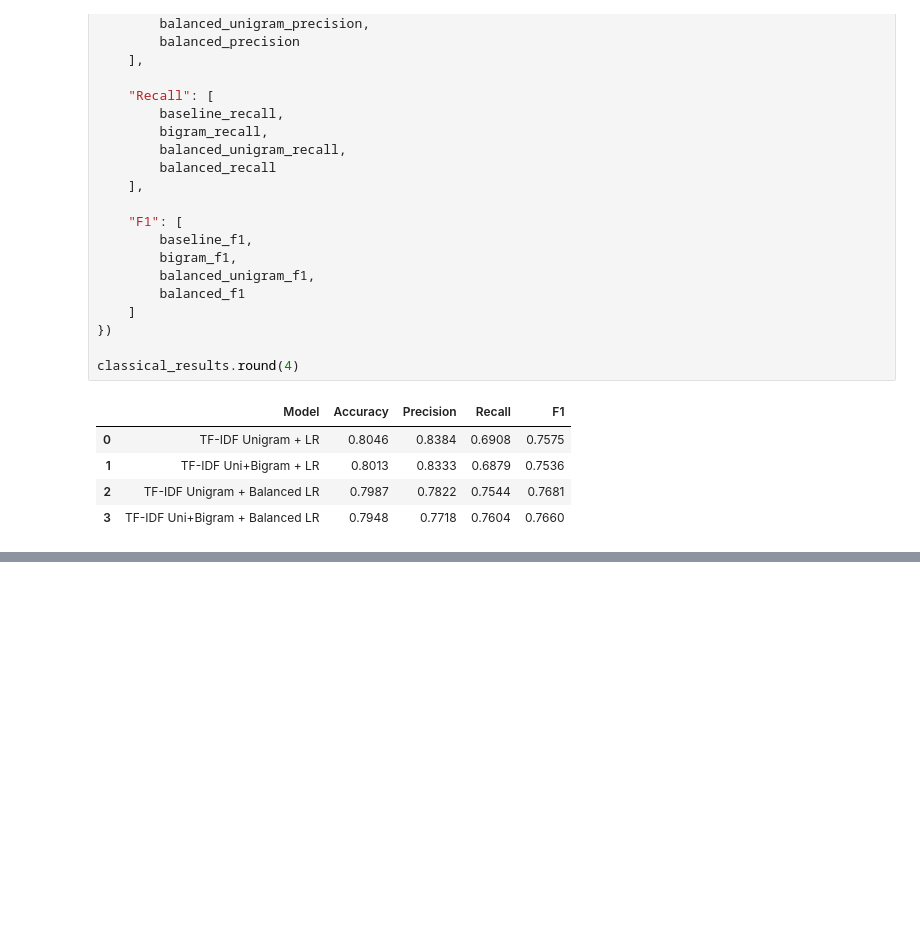
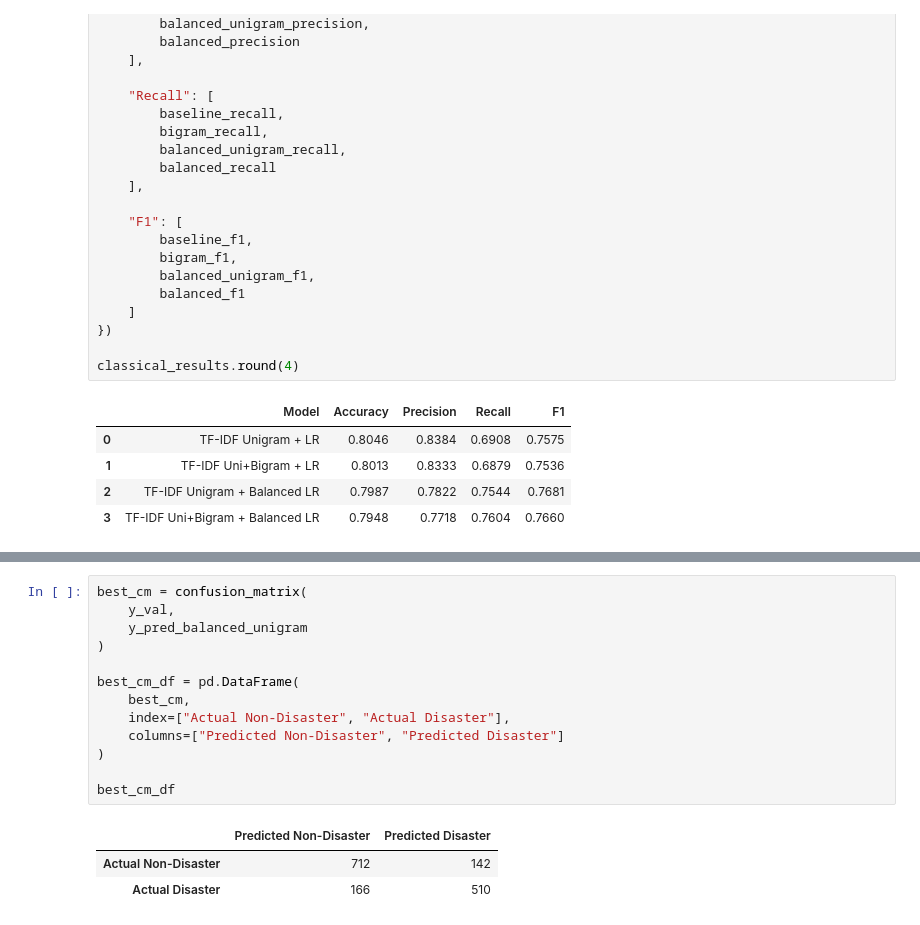
Before and after one commit to Kaviya-Balamurugan/disaster-tweets-nlp, a Jupyter notebook: notebooks/disaster_tweets_analysis.ipynb, the cells around one changed output, grey strips where cells are left out. Cells and saved outputs as stored; diff of their text form; blank space fills up the shorter version.

```diff
--- a/notebooks/disaster_tweets_analysis.ipynb
+++ b/notebooks/disaster_tweets_analysis.ipynb
@@ -629,0 +704,17 @@ classical_results.round(4)
+# %%
+best_cm = confusion_matrix(
+    y_val,
+    y_pred_balanced_unigram
+)
+
+best_cm_df = pd.DataFrame(
+    best_cm,
+    index=["Actual Non-Disaster", "Actual Disaster"],
+    columns=["Predicted Non-Disaster", "Predicted Disaster"]
+)
+
+best_cm_df
+# %% [output]
+|  | Predicted Non-Disaster | Predicted Disaster |
+| Actual Non-Disaster | 712 | 142 |
+| Actual Disaster | 166 | 510 |
```
Also changed, not shown: parts of 3 cells of this notebook.
